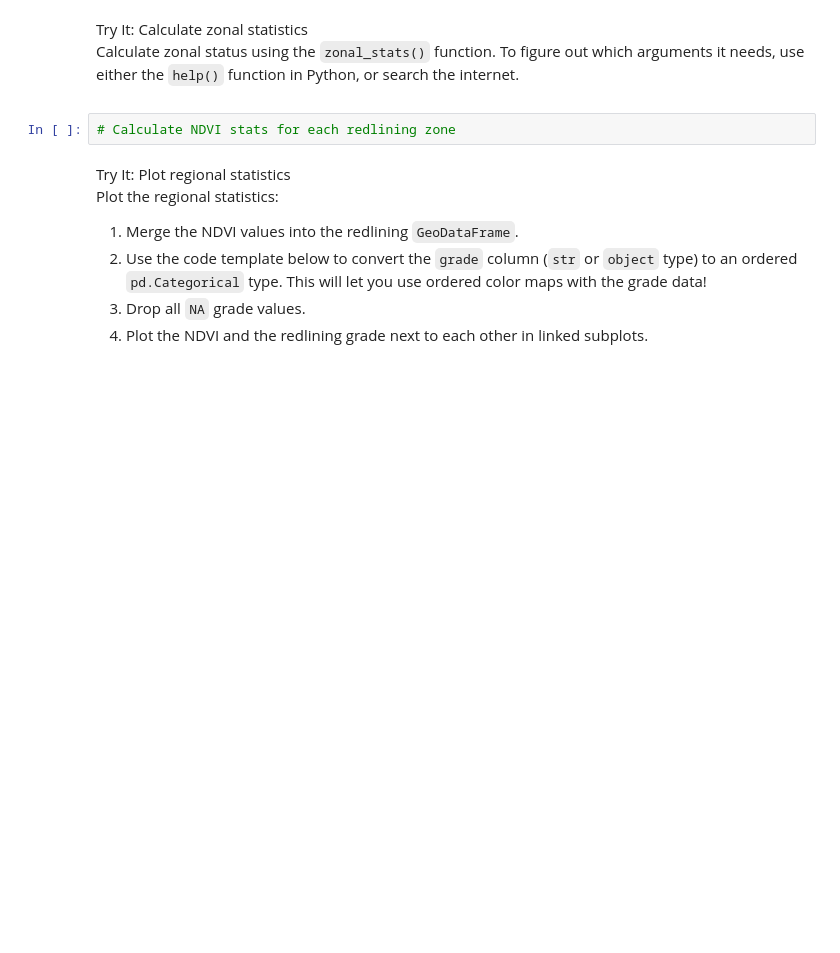
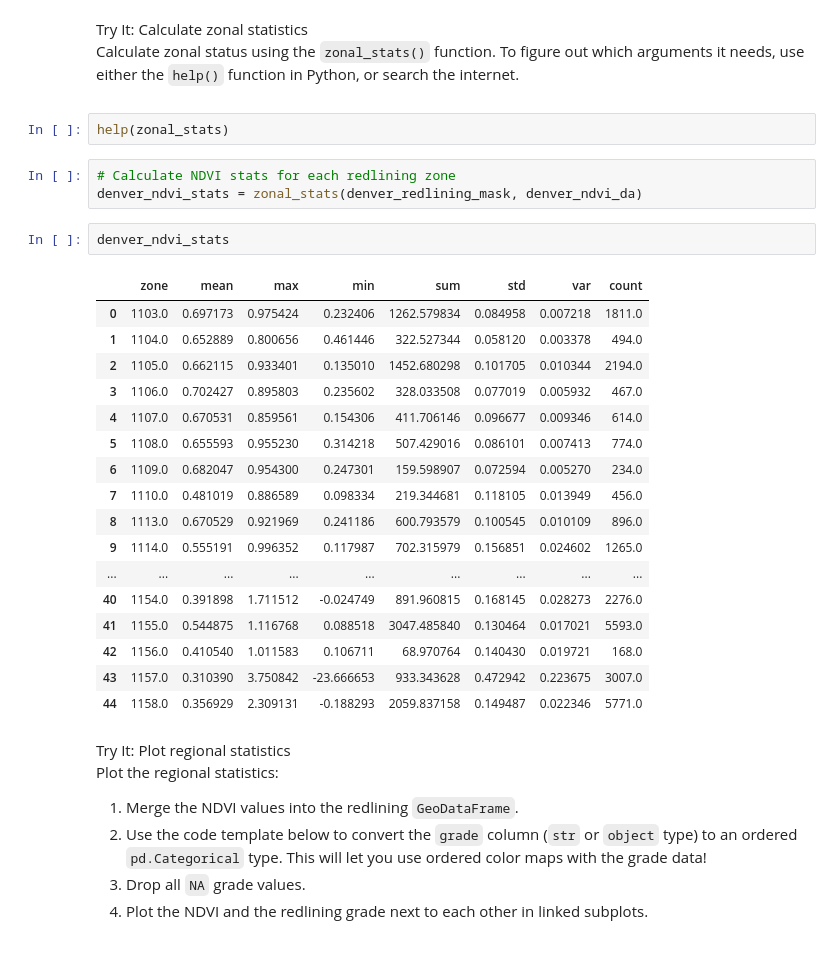
Before and after one commit to earthlab-education/fundamentals-04-redlining-gpb3037, a Jupyter notebook: notebooks/redlining-41-zonal-stats.ipynb, the cells around one changed output. Saved outputs shown, nothing was run; the diff lists cells and outputs as text; blank space fills up the shorter version.

```diff
--- a/notebooks/redlining-41-zonal-stats.ipynb
+++ b/notebooks/redlining-41-zonal-stats.ipynb
@@ -143,8 +140,31 @@ denver_redlining_mask = regionmask.mask_geopandas(
 <link rel="stylesheet" type="text/css" href="./assets/styles.css"><div class="callout callout-style-default callout-titled callout-task"><div class="callout-header"><div class="callout-icon-container"><i class="callout-icon"></i></div><div class="callout-title-container flex-fill">Try It: Calculate zonal statistics</div></div><div class="callout-body-container callout-body"><p>Calculate zonal status using the <code>zonal_stats()</code> function.
 To figure out which arguments it needs, use either the
 <code>help()</code> function in Python, or search the internet.</p></div></div>
+# %%
+help(zonal_stats)
 # %%
 # Calculate NDVI stats for each redlining zone
+denver_ndvi_stats = zonal_stats(denver_redlining_mask, denver_ndvi_da)
+# %%
+denver_ndvi_stats
+# %% [output]
+|  | zone | mean | max | min | sum | std | var | count |
+| 0 | 1103.0 | 0.697173 | 0.975424 | 0.232406 | 1262.579834 | 0.084958 | 0.007218 | 1811.0 |
+| 1 | 1104.0 | 0.652889 | 0.800656 | 0.461446 | 322.527344 | 0.058120 | 0.003378 | 494.0 |
+| 2 | 1105.0 | 0.662115 | 0.933401 | 0.135010 | 1452.680298 | 0.101705 | 0.010344 | 2194.0 |
+| 3 | 1106.0 | 0.702427 | 0.895803 | 0.235602 | 328.033508 | 0.077019 | 0.005932 | 467.0 |
+| 4 | 1107.0 | 0.670531 | 0.859561 | 0.154306 | 411.706146 | 0.096677 | 0.009346 | 614.0 |
+| 5 | 1108.0 | 0.655593 | 0.955230 | 0.314218 | 507.429016 | 0.086101 | 0.007413 | 774.0 |
+| 6 | 1109.0 | 0.682047 | 0.954300 | 0.247301 | 159.598907 | 0.072594 | 0.005270 | 234.0 |
+| 7 | 1110.0 | 0.481019 | 0.886589 | 0.098334 | 219.344681 | 0.118105 | 0.013949 | 456.0 |
+| 8 | 1113.0 | 0.670529 | 0.921969 | 0.241186 | 600.793579 | 0.100545 | 0.010109 | 896.0 |
+| 9 | 1114.0 | 0.555191 | 0.996352 | 0.117987 | 702.315979 | 0.156851 | 0.024602 | 1265.0 |
+| ... | ... | ... | ... | ... | ... | ... | ... | ... |
+| 40 | 1154.0 | 0.391898 | 1.711512 | -0.024749 | 891.960815 | 0.168145 | 0.028273 | 2276.0 |
+| 41 | 1155.0 | 0.544875 | 1.116768 | 0.088518 | 3047.485840 | 0.130464 | 0.017021 | 5593.0 |
+| 42 | 1156.0 | 0.410540 | 1.011583 | 0.106711 | 68.970764 | 0.140430 | 0.019721 | 168.0 |
+| 43 | 1157.0 | 0.310390 | 3.750842 | -23.666653 | 933.343628 | 0.472942 | 0.223675 | 3007.0 |
+| 44 | 1158.0 | 0.356929 | 2.309131 | -0.188293 | 2059.837158 | 0.149487 | 0.022346 | 5771.0 |
 # %% [markdown]
 <link rel="stylesheet" type="text/css" href="./assets/styles.css"><div class="callout callout-style-default callout-titled callout-task"><div class="callout-header"><div class="callout-icon-container"><i class="callout-icon"></i></div><div class="callout-title-container flex-fill">Try It: Plot regional statistics</div></div><div class="callout-body-container callout-body"><p>Plot the regional statistics:</p>
 <ol type="1">
```
Also changed, not shown: parts of 5 cells of this notebook.
